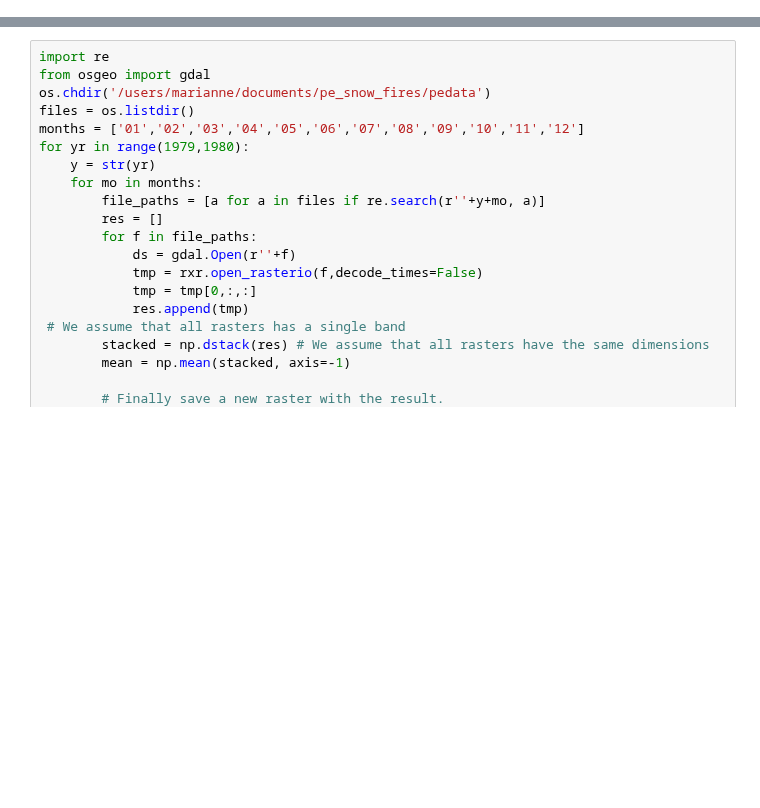
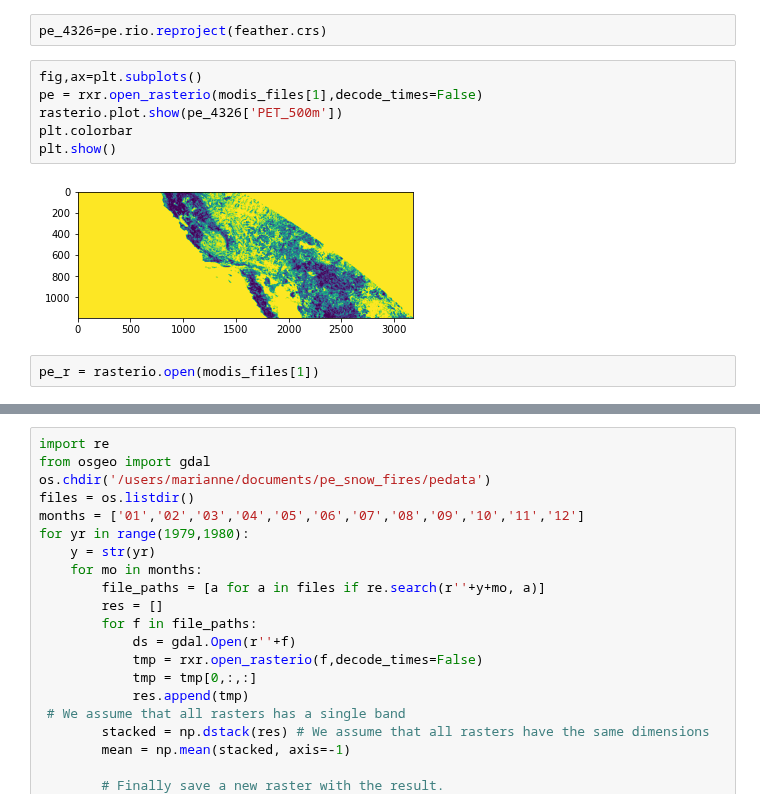
Before and after one commit to mariannecowherd/pe_snow_fires, a Jupyter notebook: scripts/pe_modis.ipynb, the cells around one changed output, grey strips where cells are left out. Saved outputs shown, nothing was run; the diff lists cells and outputs as text; blank space fills up the shorter version.

```diff
--- a/scripts/pe_modis.ipynb
+++ b/scripts/pe_modis.ipynb
@@ -33,0 +37,12 @@ ep.plot_bands(pe,ax=ax,cmap='Blues',vmin=0, vmax=np.nanmax(pe.data))
+# %%
+pe_4326=pe.rio.reproject(feather.crs)
+# %%
+fig,ax=plt.subplots()
+pe = rxr.open_rasterio(modis_files[1],decode_times=False)
+rasterio.plot.show(pe_4326['PET_500m'])
+plt.colorbar
+plt.show()
+# %% [output]
+[figure, added]
+# %%
+pe_r = rasterio.open(modis_files[1])
```
Also changed, not shown: parts of 27 cells of this notebook.
